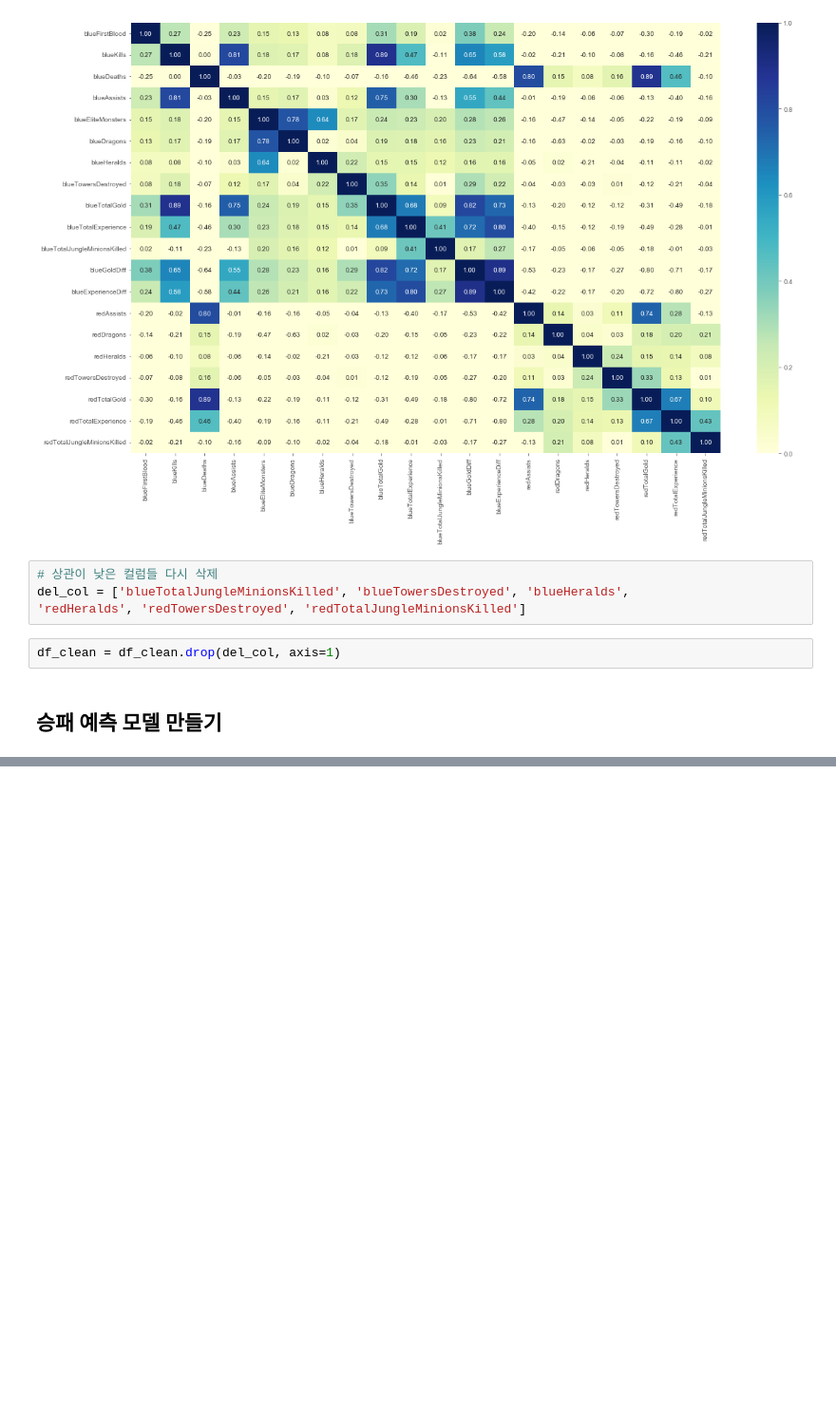
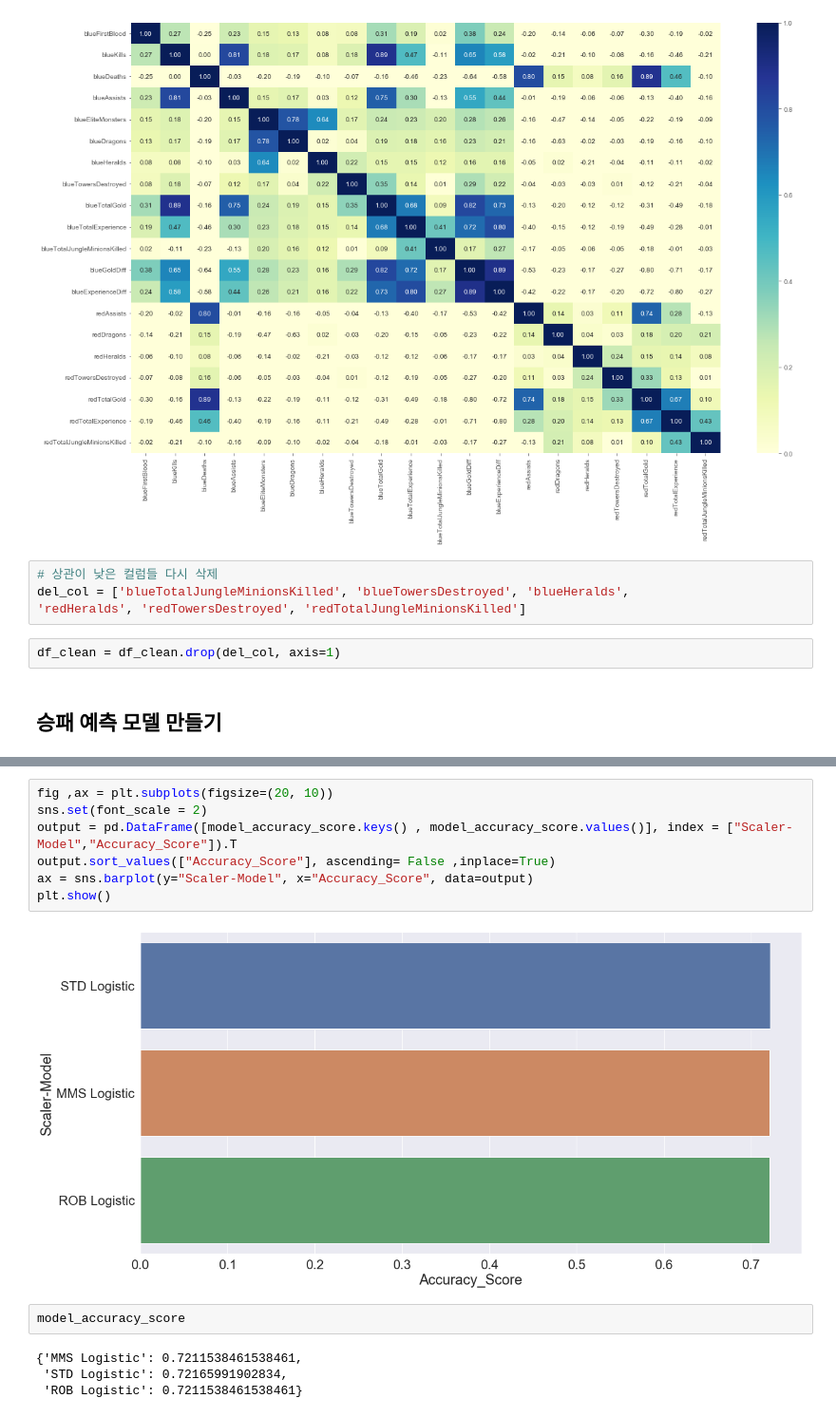
Before and after one commit to LSH0414/DS_Project, a Jupyter notebook: Project/리그 오브 레전드 승패 예측/WinLosePrediction.ipynb, the cells around one changed output, grey strips where cells are left out. Shown at 95% size. Drawn from its saved outputs; the diff is of its cells as text; blank space fills up the shorter version.

```diff
--- a/Project/리그 오브 레전드 승패 예측/WinLosePrediction.ipynb
+++ b/Project/리그 오브 레전드 승패 예측/WinLosePrediction.ipynb
@@ -607,0 +703,15 @@ params_RDF = [{
+# %%
+fig ,ax = plt.subplots(figsize=(20, 10))
+sns.set(font_scale = 2)
+output = pd.DataFrame([model_accuracy_score.keys() , model_accuracy_score.values()], index = ["Scaler-Model","Accuracy_Score"]).T
+output.sort_values(["Accuracy_Score"], ascending= False ,inplace=True)
+ax = sns.barplot(y="Scaler-Model", x="Accuracy_Score", data=output)
+plt.show()
+# %% [output]
+[figure, added]
+# %%
+model_accuracy_score
+# %% [output]
+{'MMS Logistic': 0.7211538461538461,
+ 'STD Logistic': 0.72165991902834,
+ 'ROB Logistic': 0.7211538461538461}
```
Also changed, not shown: parts of 7 cells of this notebook, 1 other file.
